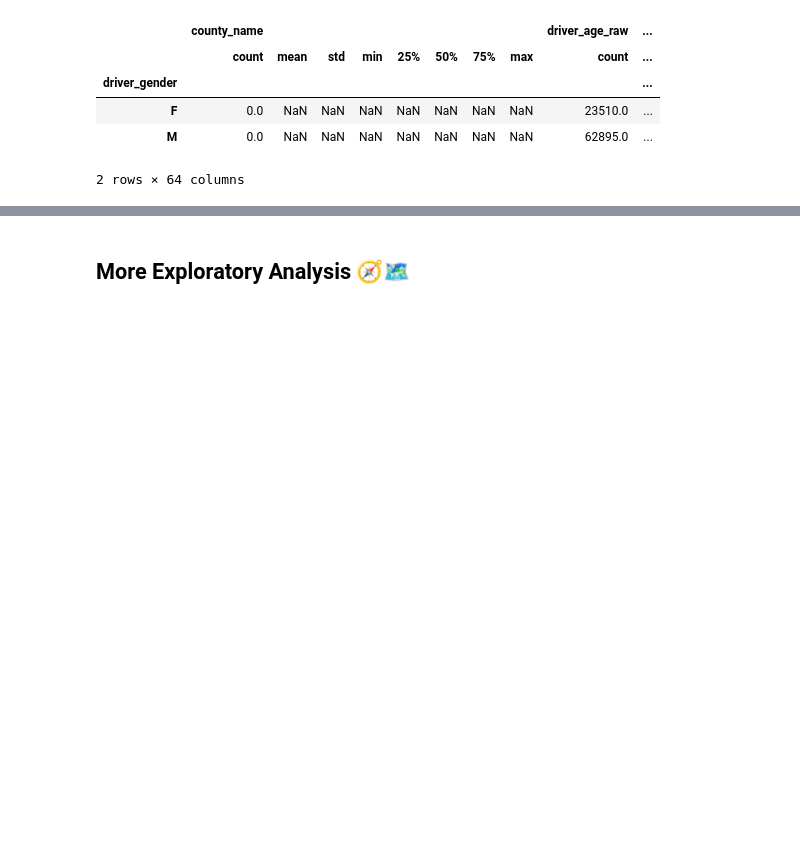
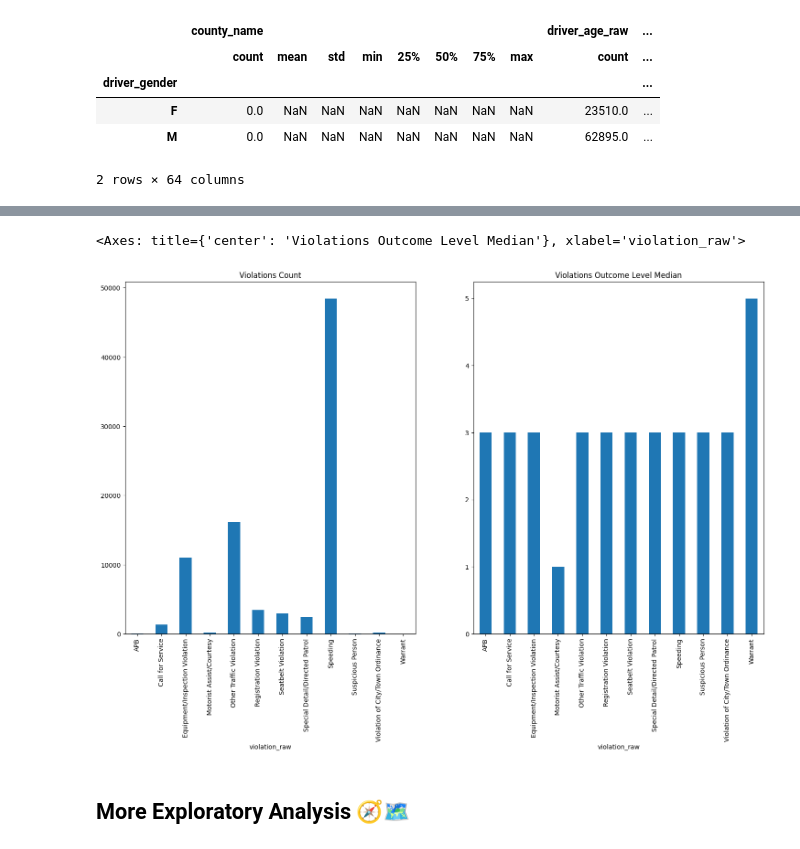
Before and after one commit to GUILN/masters-data-science, a Jupyter notebook: notebooks/trabalho_data_science.ipynb, the cells around one changed output, grey strips where cells are left out. Saved outputs shown, nothing was run; the diff lists cells and outputs as text; code cells hidden in the pictures; blank space fills up the shorter version.

```diff
--- a/notebooks/trabalho_data_science.ipynb
+++ b/notebooks/trabalho_data_science.ipynb
@@ -255,3 +347,20 @@ featured_df[featured_df.is_arrested == True].groupby("driver_gender")[
+# %%
+fig, axes = plt.subplots(nrows=1, ncols=2)
+# change figure size
+fig.set_size_inches(18, 10)
+
+
+featured_df.groupby("violation_raw")["counter"].count().plot(
+    kind="bar", title="Violations Count", ax=axes[0]
+)
+
+
+featured_df.groupby("violation_raw")["stop_outcome_level"].median().plot(
+    kind="bar", title="Violations Outcome Level Median", ax=axes[1]
+)
+# %% [output]
+<Axes: title={'center': 'Violations Outcome Level Median'}, xlabel='violation_raw'>
+[figure, added]
 # %% [markdown]
 ## More Exploratory Analysis 🧭🗺️
 # %%
```
Also changed, not shown: parts of 19 cells of this notebook.
